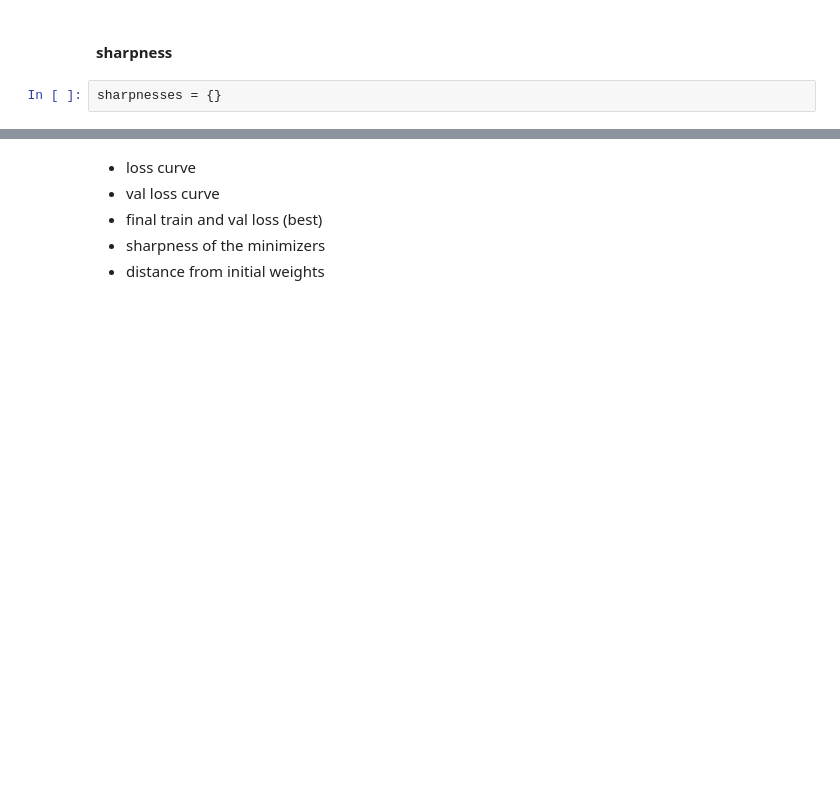
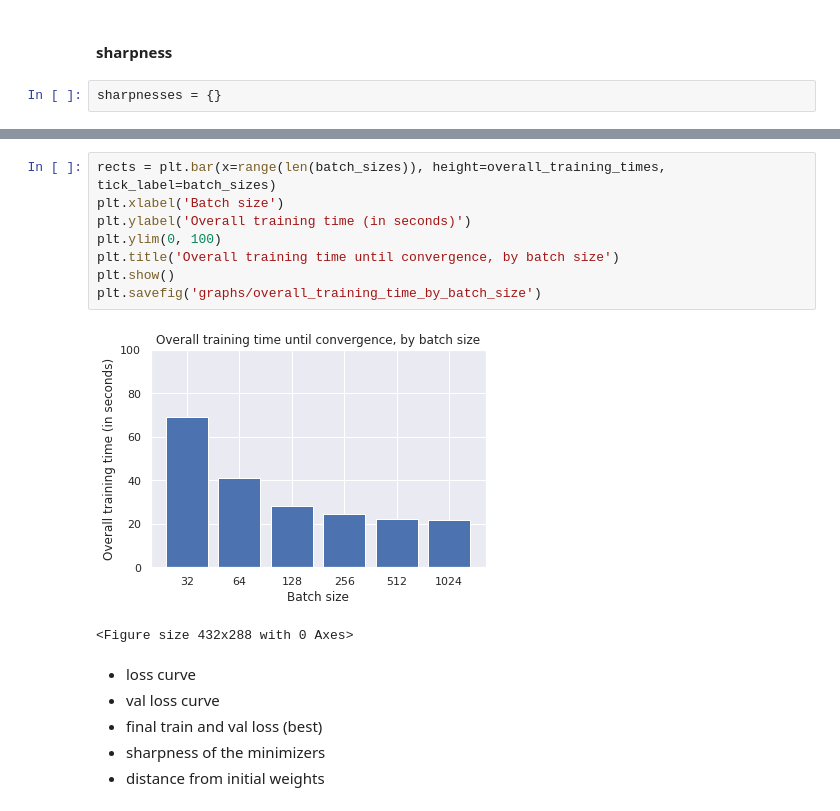
Before and after one commit to Alexanderstaehle/OM_project, a Jupyter notebook: experiments_tf.ipynb, the cells around one changed output, grey strips where cells are left out. Cells and saved outputs as stored; diff of their text form; blank space fills up the shorter version.

```diff
--- a/experiments_tf.ipynb
+++ b/experiments_tf.ipynb
@@ -213,3 +379,14 @@ sharpnesses
+# %%
+rects = plt.bar(x=range(len(batch_sizes)), height=overall_training_times, tick_label=batch_sizes)
+plt.xlabel('Batch size')
+plt.ylabel('Overall training time (in seconds)')
+plt.ylim(0, 100)
+plt.title('Overall training time until convergence, by batch size')
+plt.show()
+plt.savefig('graphs/overall_training_time_by_batch_size')
+# %% [output]
+[figure, added]
+<Figure size 432x288 with 0 Axes>
 # %% [markdown]
 - loss curve
 - val loss curve
```
Also changed, not shown: parts of 28 cells of this notebook.
